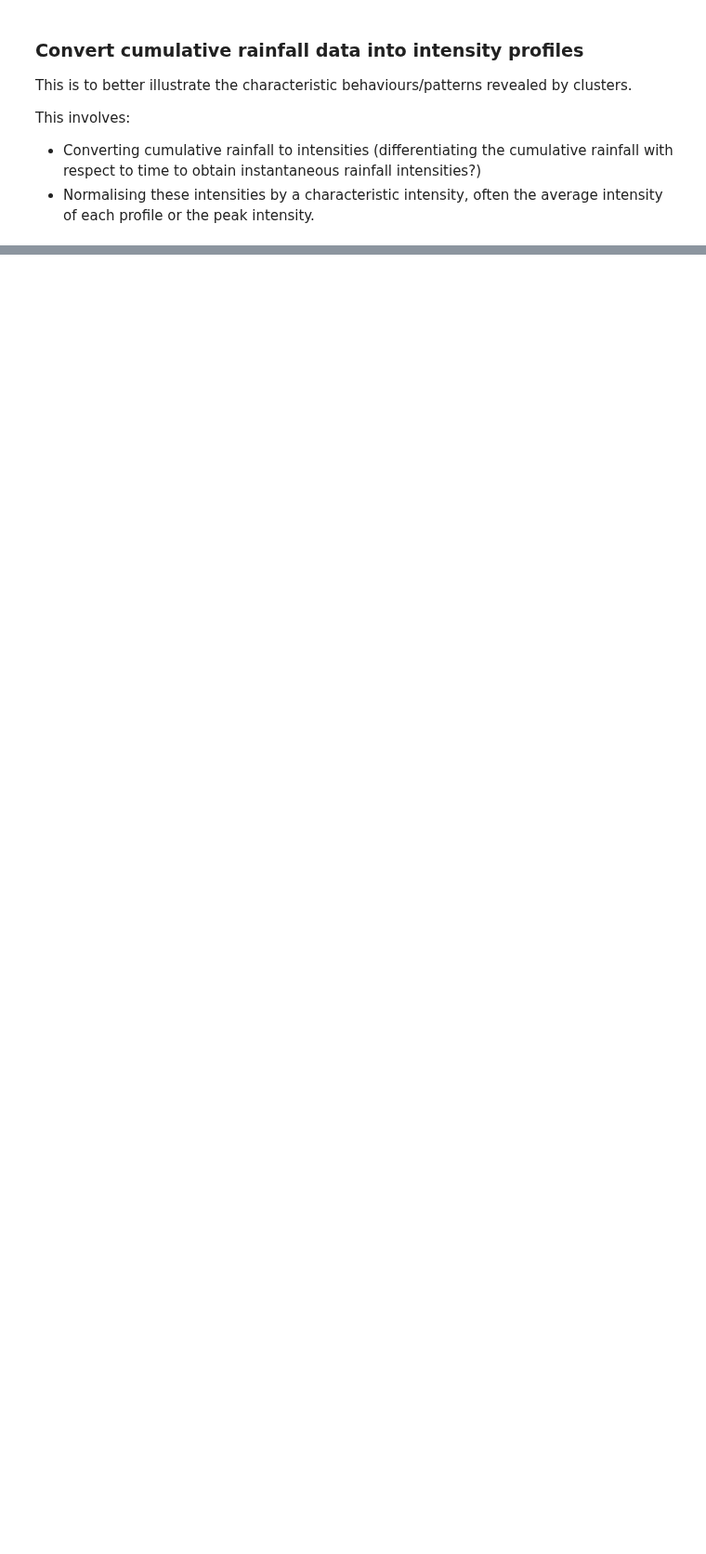
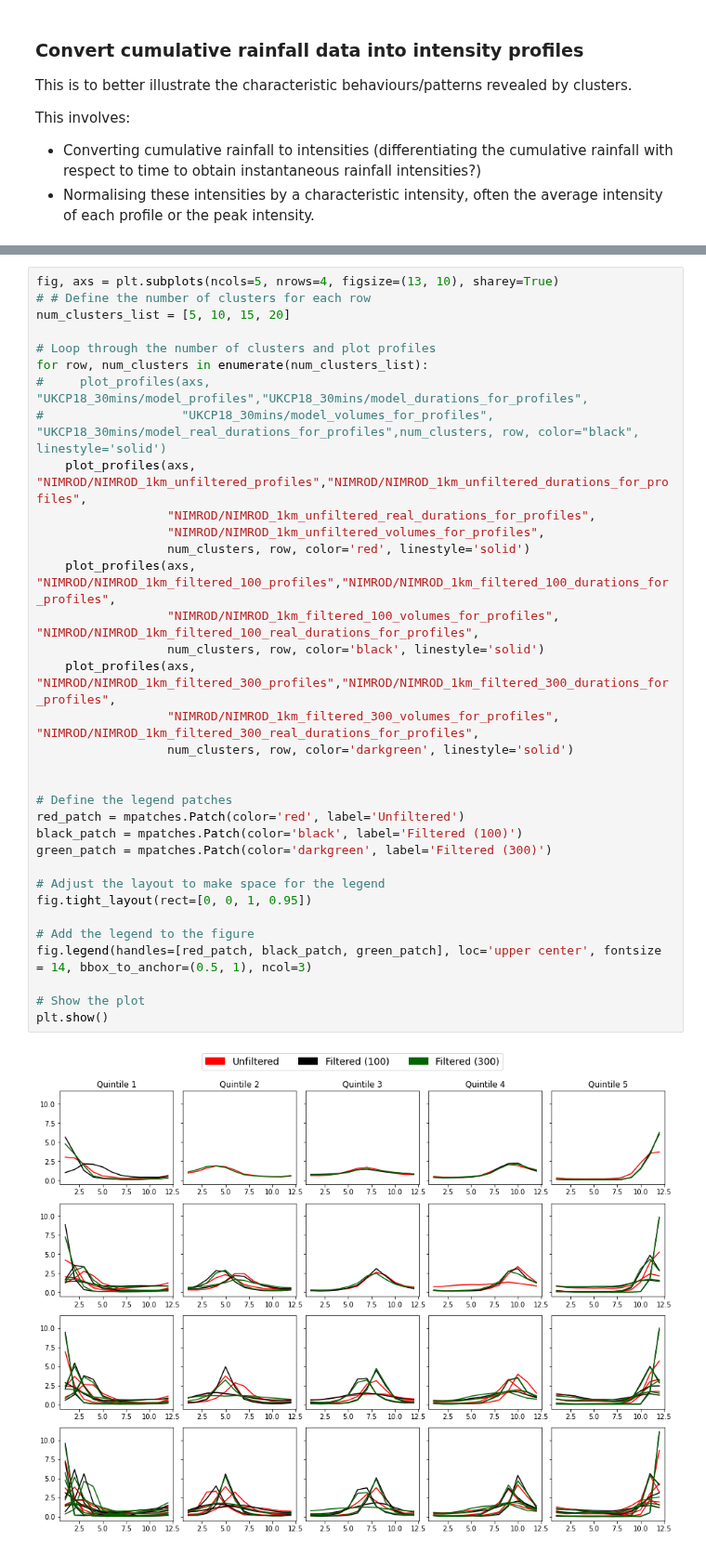
Before and after one commit to masher92/UKCP18, a Jupyter notebook: FindIndependentRainfallEvents/CreateDimensionlessProfiles-CompareNIMRODs.ipynb, the cells around one changed output, grey strips where cells are left out. Shown at 93% size. Cells and saved outputs as stored; diff of their text form; blank space fills up the shorter version.

```diff
--- a/FindIndependentRainfallEvents/CreateDimensionlessProfiles-CompareNIMRODs.ipynb
+++ b/FindIndependentRainfallEvents/CreateDimensionlessProfiles-CompareNIMRODs.ipynb
@@ -289,0 +33,36 @@ plt.show()
+# %%
+fig, axs = plt.subplots(ncols=5, nrows=4, figsize=(13, 10), sharey=True)
+# # Define the number of clusters for each row
+num_clusters_list = [5, 10, 15, 20]
+
+# Loop through the number of clusters and plot profiles
+for row, num_clusters in enumerate(num_clusters_list):
+#     plot_profiles(axs, "UKCP18_30mins/model_profiles","UKCP18_30mins/model_durations_for_profiles",
+#                   "UKCP18_30mins/model_volumes_for_profiles", "UKCP18_30mins/model_real_durations_for_profiles",num_clusters, row, color="black", linestyle='solid')
+    plot_profiles(axs, "NIMROD/NIMROD_1km_unfiltered_profiles","NIMROD/NIMROD_1km_unfiltered_durations_for_profiles",
+                  "NIMROD/NIMROD_1km_unfiltered_real_durations_for_profiles",
+                  "NIMROD/NIMROD_1km_unfiltered_volumes_for_profiles",
+                  num_clusters, row, color='red', linestyle='solid')
+    plot_profiles(axs, "NIMROD/NIMROD_1km_filtered_100_profiles","NIMROD/NIMROD_1km_filtered_100_durations_for_profiles",
+                  "NIMROD/NIMROD_1km_filtered_100_volumes_for_profiles", "NIMROD/NIMROD_1km_filtered_100_real_durations_for_profiles",
+                  num_clusters, row, color='black', linestyle='solid')
+    plot_profiles(axs, "NIMROD/NIMROD_1km_filtered_300_profiles","NIMROD/NIMROD_1km_filtered_300_durations_for_profiles",
+                  "NIMROD/NIMROD_1km_filtered_300_volumes_for_profiles", "NIMROD/NIMROD_1km_filtered_300_real_durations_for_profiles",
+                  num_clusters, row, color='darkgreen', linestyle='solid')
+
+
+# Define the legend patches
+red_patch = mpatches.Patch(color='red', label='Unfiltered')
+black_patch = mpatches.Patch(color='black', label='Filtered (100)')
+green_patch = mpatches.Patch(color='darkgreen', label='Filtered (300)')
+
+# Adjust the layout to make space for the legend
+fig.tight_layout(rect=[0, 0, 1, 0.95])
+
+# Add the legend to the figure
+fig.legend(handles=[red_patch, black_patch, green_patch], loc='upper center', fontsize = 14, bbox_to_anchor=(0.5, 1), ncol=3)
+
+# Show the plot
+plt.show()
+# %% [output]
+[figure, added]
```
Also changed, not shown: parts of 24 cells of this notebook.
